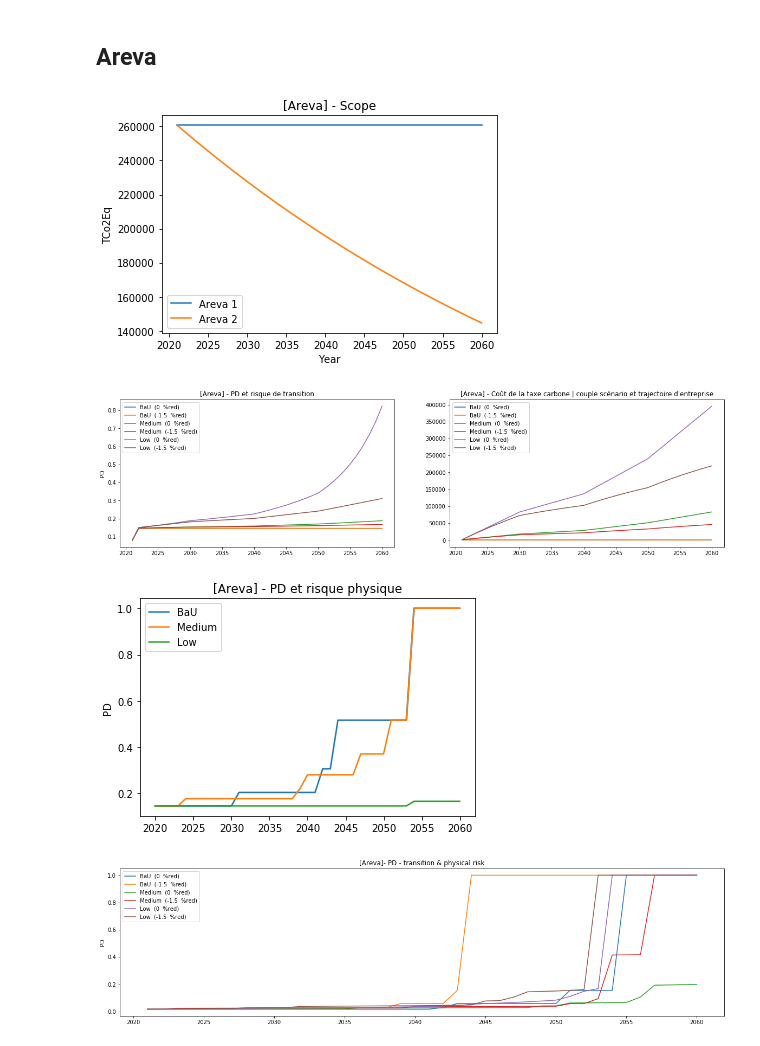
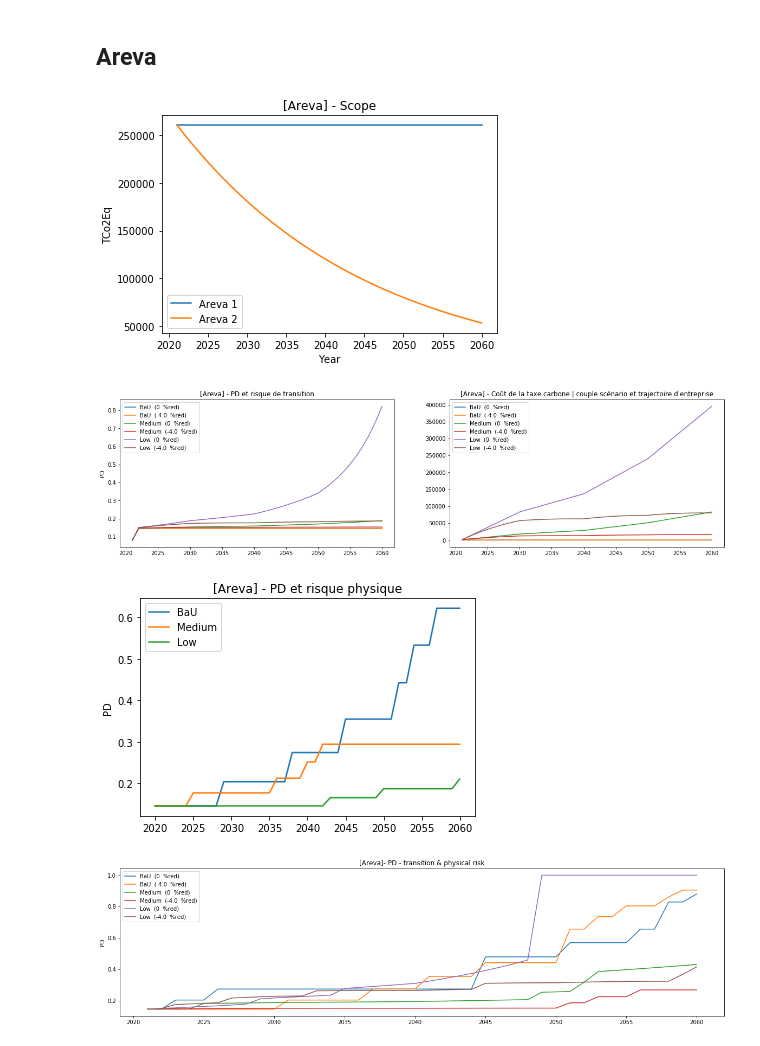
Before and after one commit to keyserwood/CreditRiskAndClimateChange, a Jupyter notebook: 1_1_er_project_credit_risk.ipynb, the cells around one changed output. Saved outputs shown, nothing was run; the diff lists cells and outputs as text; code cells hidden in the pictures.

```diff
--- a/1_1_er_project_credit_risk.ipynb
+++ b/1_1_er_project_credit_risk.ipynb
@@ -213,21 +213,20 @@ def compute_poisson_loss(V,scenario):
 
 
     loss=np.zeros(Temps+1)
-
     #Calcul une liste avec les différents V en fonction du temps
     for k in range(N):
-        loss[k+1]=-x0[k]*AmplitudePerte[scenario]*V
+        loss[k+1]=-x0[k]*AmplitudePerte[scenario]
         ##Ci dessus le calcul de la perte un pourcentage de V, fois le nombre de secheresse
 
     for k in range(N):
-        loss[k+1+N]=-x1[k]*AmplitudePerte[scenario]*V
+        loss[k+1+N]=-x1[k]*AmplitudePerte[scenario]
 
 
     for k in range(N):
-        loss[k+1+2*N]=-x2[k]*AmplitudePerte[scenario]*V
+        loss[k+1+2*N]=-x2[k]*AmplitudePerte[scenario]
 
     for k in range(N):
-        loss[k+1+3*N]=-x3[k]*AmplitudePerte[scenario]*V
+        loss[k+1+3*N]=-x3[k]*AmplitudePerte[scenario]
 
 
     poisson_dict = loss
@@ -246,7 +245,7 @@ def compute_pd1RisquePhysique(V,scenario,sigma_v,r,T,D):
     DD=np.zeros(len(loss))
     VV[0]=V
     for k in range(1,len(loss)):
-        VV[k]=VV[k-1]+loss[k]
+        VV[k]=VV[k-1]*(1+loss[k])
 
     for i in range(len(VV)):
         if VV[i]/D >0 :
@@ -264,18 +263,16 @@ def compute_pd1RisquePhysiqueTransition(V,scenario,sigma_v,r,T,D,carbon_cost,mul
     DD=np.zeros(T)
     VV[0]=V
     for k in range(1,len(loss)):
-        VV[k]=VV[k-1]+loss[k]
+        VV[k]=VV[k-1]*(1+loss[k])
     VV = VV[1:]
     for i in range(len(VV)):
-        zeta = carbon_cost[i]/(V/multiple)
+        zeta = carbon_cost[i]/(VV[i]/multiple)
         ### VV[i]/V = 1-zeta'
         ### Pas de calcul de DD si (VV[i]/V - zeta) < 0
         if VV[i]/V-zeta <0:
             PD[i] = 1 # défault
         else :
-            DD[i] = (np.log( VV[i]/D )+ (r+0.5*sigma_v**2)*T )/(sigma_v*np.sqrt(T)) # physical
-            DD[i]+= (np.log( (1-zeta)*V/D )+ (r+0.5*sigma_v**2)*T )/(sigma_v*np.sqrt(T)) # transition
-            # Add transition & physical
+            DD[i]+= (np.log( (1-zeta)*VV[i]/D )+ (r+0.5*sigma_v**2)*T )/(sigma_v*np.sqrt(T)) # transition & physical
 
             pdi = norm.cdf(-DD[i])
             PD[i] = pdi
@@ -408,14 +405,14 @@ analyse_pd_firm(carbon_df,V,D,T,PD_value,7,danone_dict,prefix=firm)
 # %%
 firm = 'Areva'
 E= Equity_dict[firm] # Asset value
 D = Debt_dict[firm] # Equity value
 V = D+E #Debt value
 T = 40 # Maturity sorizon 2020 - 2060
 PD_value=PD_dict[firm]
-danone_dict = {Scope_dict[firm]:[0,-0.015]} # Areva - constant vs 1.5% de réduction
+danone_dict = {Scope_dict[firm]:[0,-0.04]} # Areva - constant vs 1.5% de réduction
 analyse_pd_firm(carbon_df,V,D,T,PD_value,7,danone_dict,prefix=firm)
 # %% [output]
-[figure, old version]
+[figure, new version]
-[figure, old version]
+[figure, new version]
-[figure, old version]
+[figure, new version]
-[figure, old version]
+[figure, new version]
```
Also changed, not shown: parts of 3 cells of this notebook.
